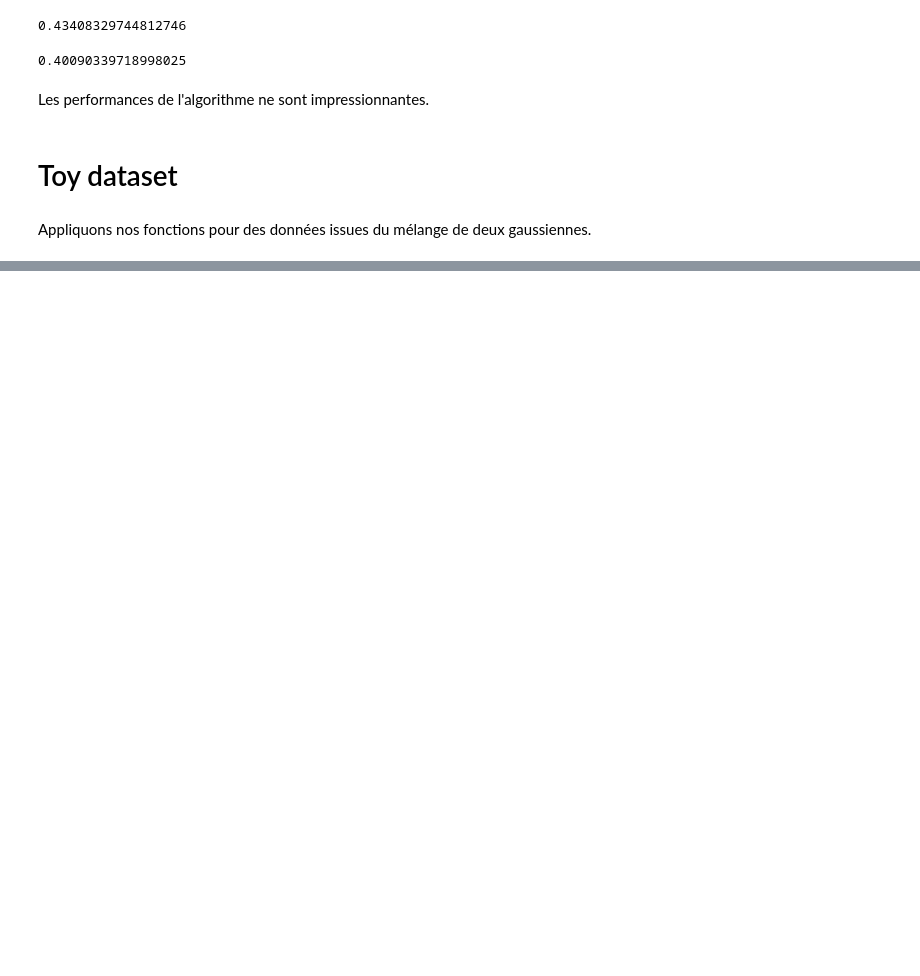
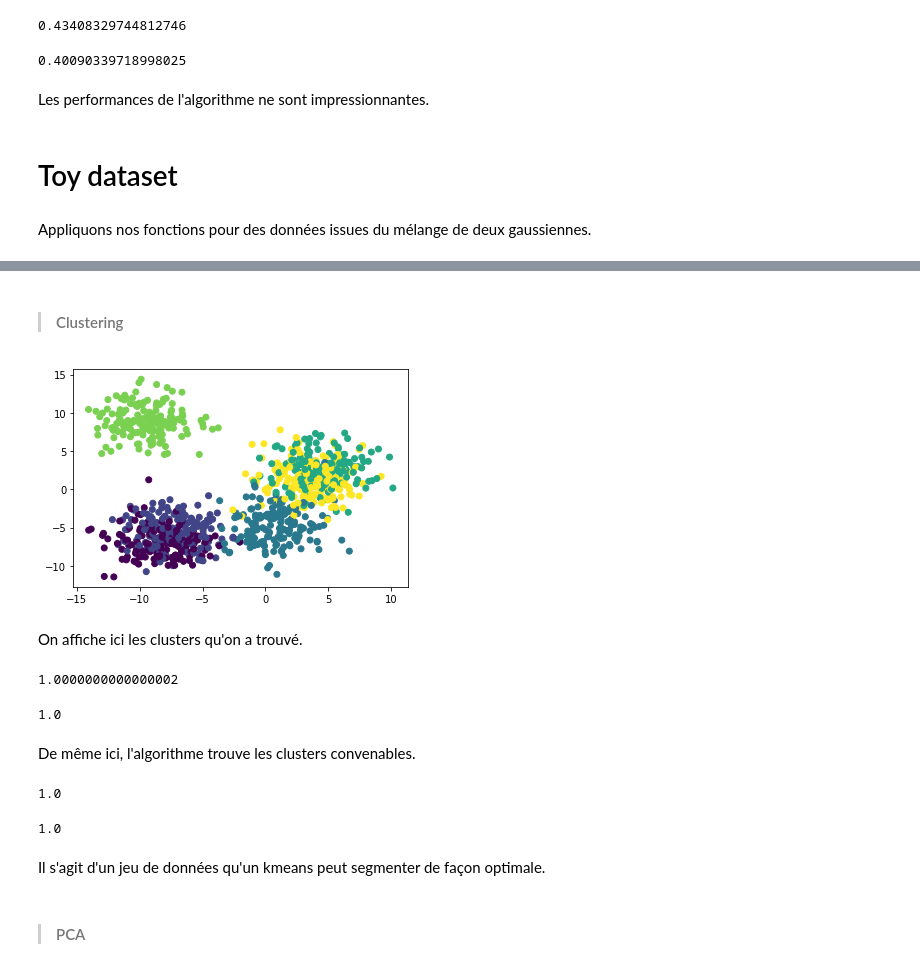
Before and after one commit to ZiyadOulhaj/Kernel-methods-for-single-cell, a Jupyter notebook: Applications/Kernel RNAseq.ipynb, the cells around one changed output, grey strips where cells are left out. Saved outputs shown, nothing was run; the diff lists cells and outputs as text; code cells hidden in the pictures; blank space fills up the shorter version.

```diff
--- a/Applications/Kernel RNAseq.ipynb
+++ b/Applications/Kernel RNAseq.ipynb
@@ -324,0 +389,24 @@ dataset=make_blobs(n_samples=1000,n_features=20000,centers=2,cluster_std=2)
+# %% [markdown]
+> #### Clustering
+# %%
+my_clustering=Gk_SpectralClustering(nb_clusters=6,dataset=dataset,sigma=sig)
+
+my_clustering.compute_gram_matrix()
+
+c=my_clustering.compute_clusters()
+
+plt.scatter(dataset[:,0],dataset[:,1],c=c);
+# %% [output]
+[figure, added]
+# %% [markdown]
+On affiche ici les clusters qu'on a trouvé.
+# %%
+print(homogeneity_score(labels,c))
+# %% [output]
+1.0000000000000002
+# %%
+print(completeness_score(labels,c))
+# %% [output]
+1.0
+# %% [markdown]
+De même ici, l'algorithme trouve les clusters convenables.
@@ -324,0 +416,12 @@ dataset=make_blobs(n_samples=1000,n_features=20000,centers=2,cluster_std=2)
+# %%
+print(homogeneity_score(labels,c1))
+# %% [output]
+1.0
+# %%
+print(completeness_score(labels,c1))
+# %% [output]
+1.0
+# %% [markdown]
+Il s'agit d'un jeu de données qu'un kmeans peut segmenter de façon optimale.
+# %% [markdown]
+> #### PCA
```
Also changed, not shown: parts of 29 cells of this notebook, 1 other file.
